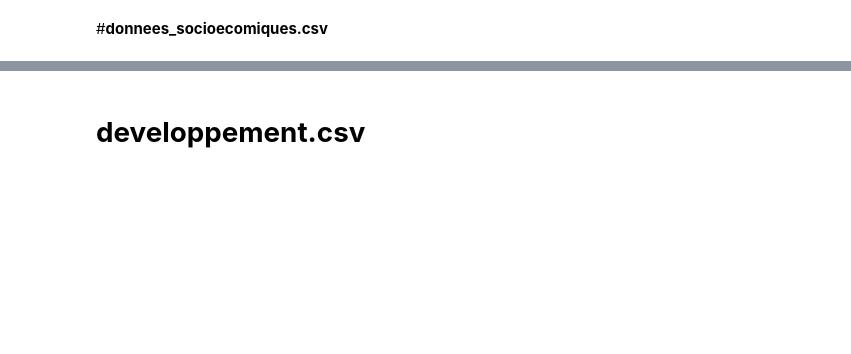
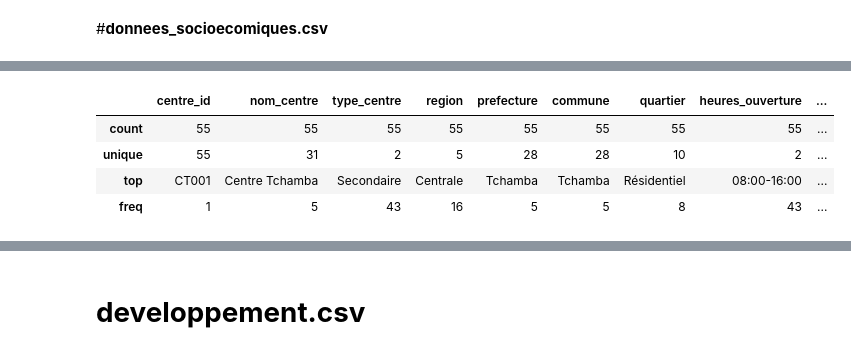
Before and after one commit to jgbedevi/test_technique_analyste, a Jupyter notebook: notebooks/Untitled.ipynb, the cells around one changed output, grey strips where cells are left out. Saved outputs shown, nothing was run; the diff lists cells and outputs as text; code cells hidden in the pictures; blank space fills up the shorter version.

```diff
--- a/notebooks/Untitled.ipynb
+++ b/notebooks/Untitled.ipynb
@@ -600,0 +704,9 @@ COMMUNES :
+# %%
+# Décrire les variables catégorielles
+df_centres.describe(include=['object'])
+# %% [output]
+|  | centre_id | nom_centre | type_centre | region | prefecture | commune | quartier | heures_ouverture | ... |
+| count | 55 | 55 | 55 | 55 | 55 | 55 | 55 | 55 | ... |
+| unique | 55 | 31 | 2 | 5 | 28 | 28 | 10 | 2 | ... |
+| top | CT001 | Centre Tchamba | Secondaire | Centrale | Tchamba | Tchamba | Résidentiel | 08:00-16:00 | ... |
+| freq | 1 | 5 | 43 | 16 | 5 | 5 | 8 | 43 | ... |
```
Also changed, not shown: parts of 56 cells of this notebook.
